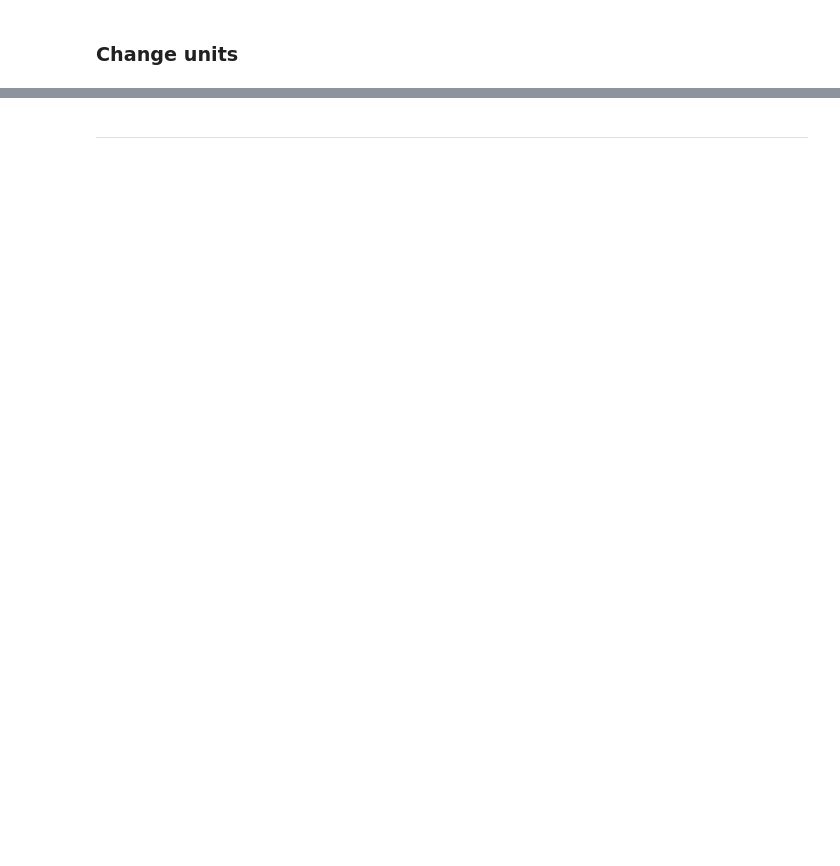
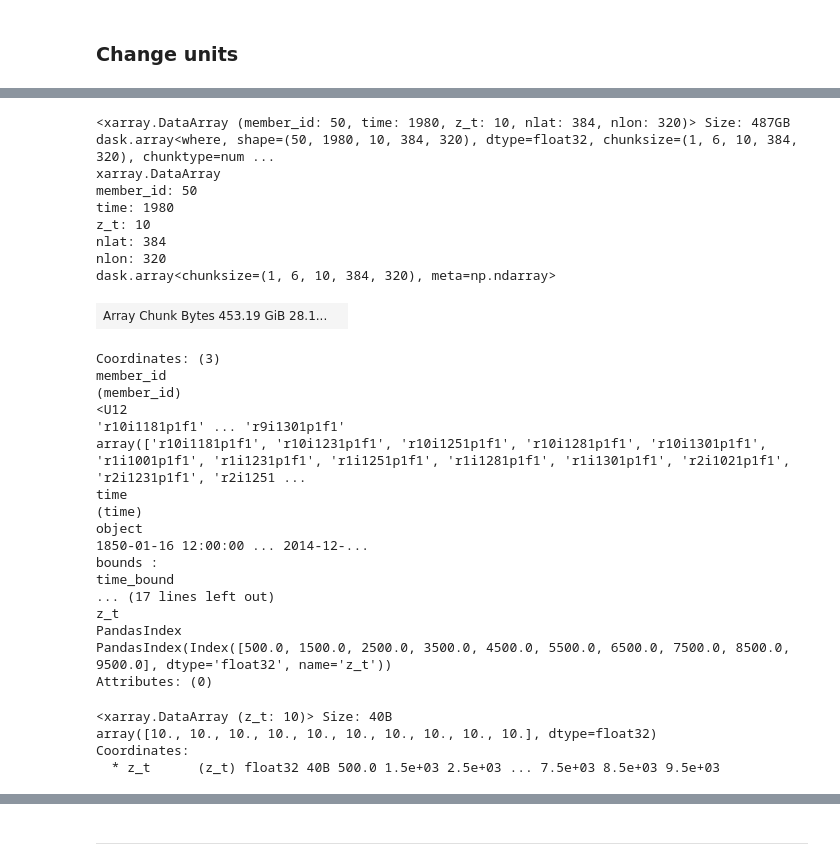
Before and after one commit to jukent/osdf-cookbook, a Jupyter notebook: notebooks/02_cesm2_oceanheat.ipynb, the cells around one changed output, grey strips where cells are left out. Saved outputs shown, nothing was run; the diff lists cells and outputs as text; code cells hidden in the pictures; blank space fills up the shorter version.

```diff
--- a/notebooks/02_cesm2_oceanheat.ipynb
+++ b/notebooks/02_cesm2_oceanheat.ipynb
@@ -218,0 +278,39 @@ We also suggest checking out Jupyter Book's [brief demonstration](https://jupyte
+# %%
+# Remember that the coordinate z_t still has values in cm
+hist_temp_ocean_surface = hist_temp_in_degK.where(hist_temp_in_degK['z_t'] < 1e4,drop=True)
+hist_temp_ocean_surface
+# %% [output]
+<xarray.DataArray (member_id: 50, time: 1980, z_t: 10, nlat: 384, nlon: 320)> Size: 487GB dask.array<where, shape=(50, 1980, 10, 384, 320), dtype=float32, chunksize=(1, 6, 10, 384, 320), chunktype=num ...
+xarray.DataArray
+member_id: 50
+time: 1980
+z_t: 10
+nlat: 384
+nlon: 320
+dask.array<chunksize=(1, 6, 10, 384, 320), meta=np.ndarray>
+| Array Chunk Bytes 453.19 GiB 28.1... |  |
+Coordinates: (3)
+member_id
+(member_id)
+<U12
+'r10i1181p1f1' ... 'r9i1301p1f1'
+array(['r10i1181p1f1', 'r10i1231p1f1', 'r10i1251p1f1', 'r10i1281p1f1', 'r10i1301p1f1', 'r1i1001p1f1', 'r1i1231p1f1', 'r1i1251p1f1', 'r1i1281p1f1', 'r1i1301p1f1', 'r2i1021p1f1', 'r2i1231p1f1', 'r2i1251 ...
+time
+(time)
+object
+1850-01-16 12:00:00 ... 2014-12-...
+bounds :
+time_bound
+... (17 lines left out)
+z_t
+PandasIndex
+PandasIndex(Index([500.0, 1500.0, 2500.0, 3500.0, 4500.0, 5500.0, 6500.0, 7500.0, 8500.0, 9500.0], dtype='float32', name='z_t'))
+Attributes: (0)
+# %%
+depth_level_deltas_surface = depth_level_deltas.where(depth_level_deltas['z_t'] <1e4, drop= True)
+depth_level_deltas_surface
+# %% [output]
+<xarray.DataArray (z_t: 10)> Size: 40B
+array([10., 10., 10., 10., 10., 10., 10., 10., 10., 10.], dtype=float32)
+Coordinates:
+  * z_t      (z_t) float32 40B 500.0 1.5e+03 2.5e+03 ... 7.5e+03 8.5e+03 9.5e+03
```
Also changed, not shown: parts of 31 cells of this notebook.
